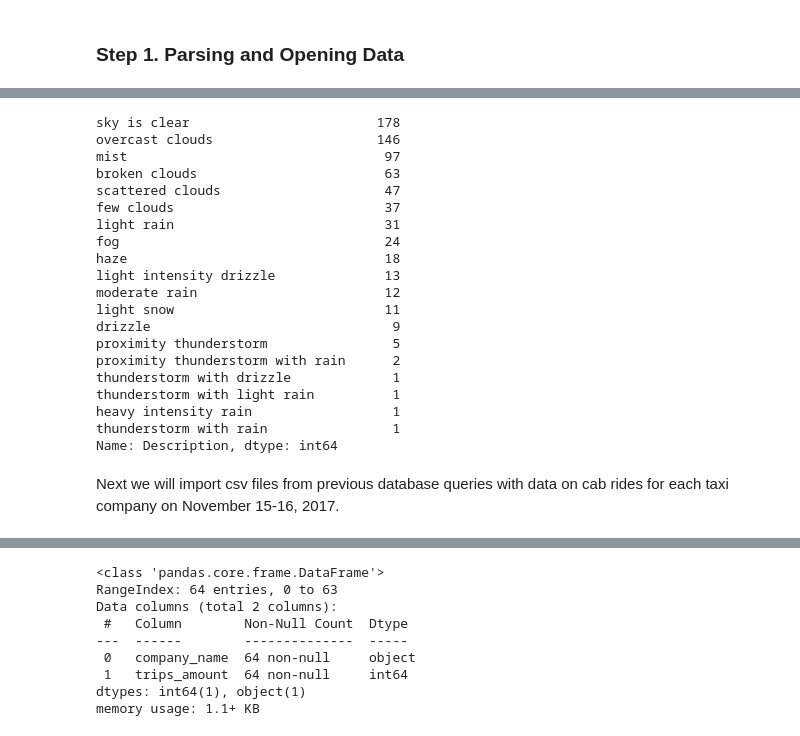
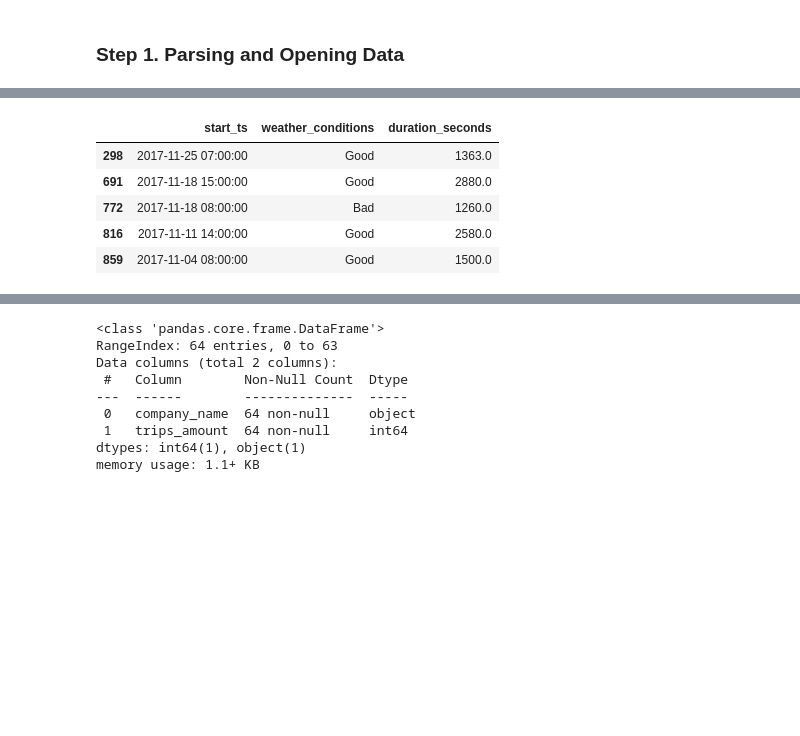
Before and after one commit to brolak/data_portfolio, a Jupyter notebook: Projects/05/Data Collection & Storage.ipynb, the cells around one changed output, grey strips where cells are left out. Saved outputs shown, nothing was run; the diff lists cells and outputs as text; code cells hidden in the pictures; blank space fills up the shorter version.

Commit message:
run project 5, new github and colab logos

```diff
--- a/Projects/05/Data Collection & Storage.ipynb
+++ b/Projects/05/Data Collection & Storage.ipynb
@@ -1,27 +1,2 @@
 # %% [markdown]
 ### Step 1. Parsing and Opening Data
-# %%
-import pandas as pd
-import requests
-from bs4 import BeautifulSoup
-import numpy as np
-import matplotlib.pyplot as plt
-from scipy import stats as st
-
-URL='https://code.s3.yandex.net/data-analyst-eng/chicago_weather_2017.html'
-req = requests.get(URL)
-soup = BeautifulSoup(req.text, 'lxml')
-
-table = soup.find(attrs={"id": "weather_records"})
-
-heading = []
-for row in table.find_all('th'):
-    heading.append(row.text) # Add the content from the <th> tag to the heading_table list using append()
-
-content=[]
-for row in table.find_all('tr'):
-    if not row.find_all('th'):
-            content.append([element.text for element in row.find_all('td')])
-
-df_weather = pd.DataFrame(content, columns=heading)
-df_weather.sample(5)
@@ -35,25 +3,19 @@ df_weather.sample(5)
-# %%
-df_weather['Description'].value_counts()
-# %% [output]
-sky is clear                        178
-overcast clouds                     146
-mist                                 97
-broken clouds                        63
-scattered clouds                     47
-few clouds                           37
-light rain                           31
-fog                                  24
-haze                                 18
-light intensity drizzle              13
-moderate rain                        12
-light snow                           11
-drizzle                               9
-proximity thunderstorm                5
-proximity thunderstorm with rain      2
-thunderstorm with drizzle             1
-thunderstorm with light rain          1
-heavy intensity rain                  1
-thunderstorm with rain                1
-Name: Description, dtype: int64
-# %% [markdown]
-Next we will import csv files from previous database queries with data on cab rides for each taxi company on November 15-16, 2017.
+# %%
+import pandas as pd
+import numpy as np
+import matplotlib.pyplot as plt
+from scipy import stats as st
+
+try:
+    df_weather = pd.read_csv('../datasets/project_sql_result_07.csv')
+except:
+    df_weather = pd.read_csv('/datasets/project_sql_result_07.csv','\t')
+
+df_weather.sample(5)
+# %% [output]
+|  | start_ts | weather_conditions | duration_seconds |
+| 298 | 2017-11-25 07:00:00 | Good | 1363.0 |
+| 691 | 2017-11-18 15:00:00 | Good | 2880.0 |
+| 772 | 2017-11-18 08:00:00 | Bad | 1260.0 |
+| 816 | 2017-11-11 14:00:00 | Good | 2580.0 |
+| 859 | 2017-11-04 08:00:00 | Good | 1500.0 |
```
Also changed, not shown: parts of 13 cells of this notebook, 5 other files.
